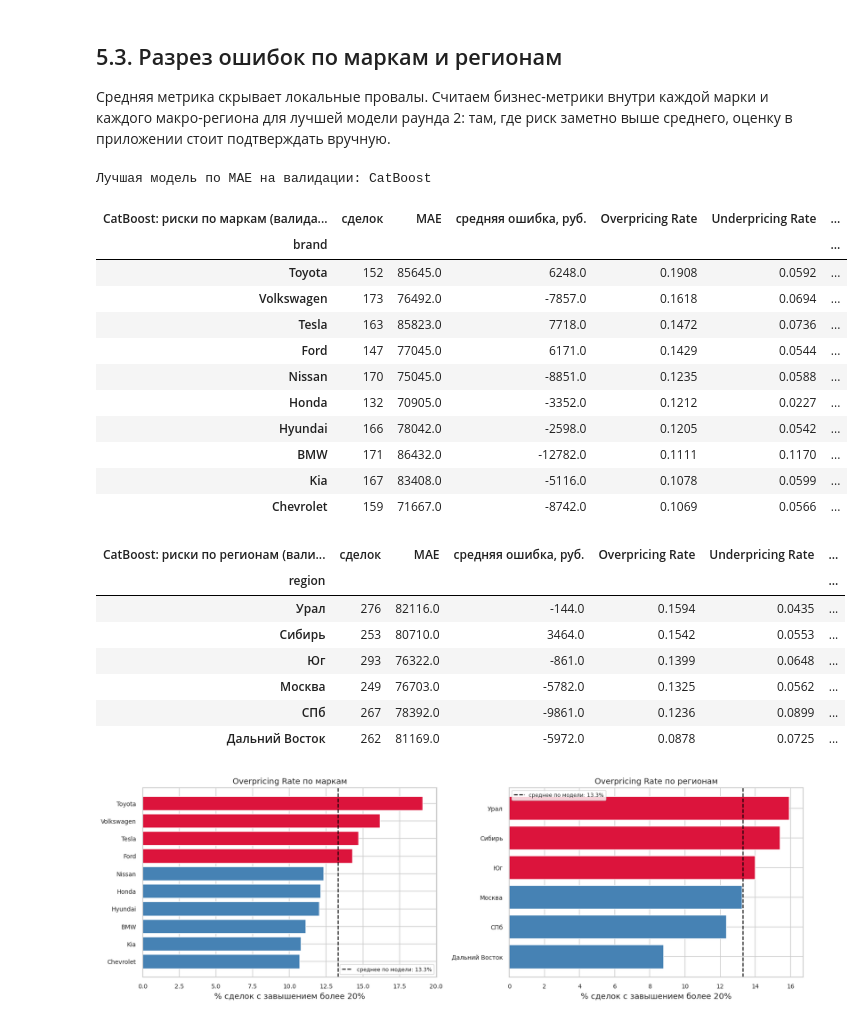
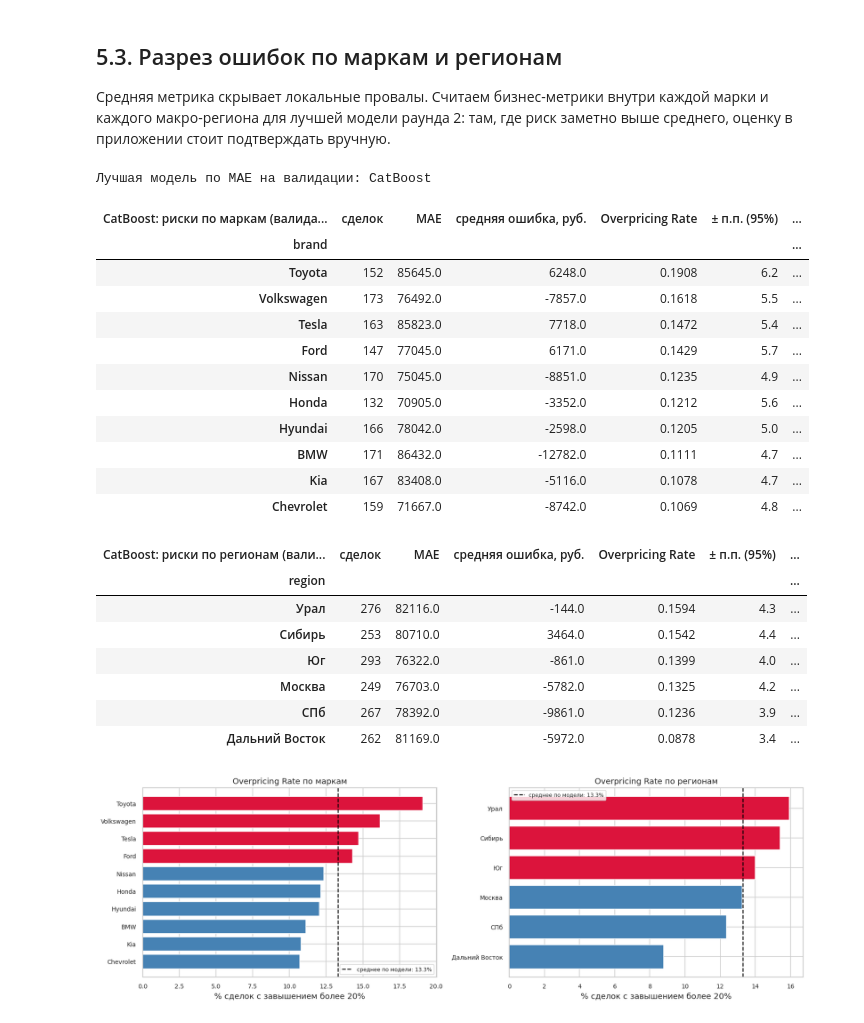
Before and after one commit to sergeyshmagin/MLDS, a Jupyter notebook: 51c3ffbf-518e-4434-b5db-bf800092ea64.ipynb, the cells around one changed output. Saved outputs shown, nothing was run; the diff lists cells and outputs as text; code cells hidden in the pictures.

```diff
--- a/51c3ffbf-518e-4434-b5db-bf800092ea64.ipynb
+++ b/51c3ffbf-518e-4434-b5db-bf800092ea64.ipynb
@@ -1545,6 +1754,17 @@ plt.show()
 best_model = tuned_models[BEST_LIBRARY]
 best_val_pred = tuned_preds[BEST_LIBRARY]
 print(f'Лучшая модель по MAE на валидации: {BEST_LIBRARY}')
+
+
+def confidence_margin(rate, size):
+    """Половина 95%-го доверительного интервала доли, в процентных пунктах.
+
+    Нужна, чтобы отличать реальную зону риска от разброса выборки: в группе из
+    150 сделок доля переплат сама по себе гуляет на несколько пунктов.
+    """
+    rate = np.asarray(rate, dtype=float)
+    size = np.asarray(size, dtype=float)
+    return (1.96 * np.sqrt(rate * (1 - rate) / size) * 100).round(1)
 
 
 def segment_report(frame, column, y_true, y_pred):
@@ -1552,54 +1772,59 @@ def segment_report(frame, column, y_true, y_pred):
     data = frame[[column]].copy()
     data['факт'] = np.asarray(y_true, dtype=float)
     data['прогноз'] = np.asarray(y_pred, dtype=float)
     data['error_ratio'] = (data['прогноз'] - data['факт']) / data['факт']
 
     rows = []
     for value, group in data.groupby(column):
         under = group['error_ratio'] < -RISK_LIMIT
+        over_rate = (group['error_ratio'] > RISK_LIMIT).mean()
+        # доверительный интервал доли: показывает, различимы ли группы вообще.
+        # При 130-220 наблюдениях половина разброса между марками - это шум выборки
+        margin = 1.96 * (over_rate * (1 - over_rate) / len(group)) ** 0.5
         rows.append({
             column: value,
             'сделок': len(group),
             'MAE': round((group['прогноз'] - group['факт']).abs().mean(), 0),
             'средняя ошибка, руб.': round((group['прогноз'] - group['факт']).mean(), 0),
-            'Overpricing Rate': round((group['error_ratio'] > RISK_LIMIT).mean(), 4),
+            'Overpricing Rate': round(over_rate, 4),
+            '± п.п. (95%)': round(margin * 100, 1),
             'Underpricing Rate': round(under.mean(), 4),
             'Underpricing Loss': round(
                 (group.loc[under, 'факт'] - group.loc[under, 'прогноз']).sum(), 0),
         })
     return pd.DataFrame(rows).set_index(column)
 
 
 brand_report = segment_report(X_val, 'brand', y_val, best_val_pred).sort_values(
     'Overpricing Rate', ascending=False)
 region_report = segment_report(X_val, 'region', y_val, best_val_pred).sort_values(
     'Overpricing Rate', ascending=False)
 brand_report.columns.name = f'{BEST_LIBRARY}: риски по маркам (валидация)'
 region_report.columns.name = f'{BEST_LIBRARY}: риски по регионам (валидация)'
 display(brand_report)
 display(region_report)
 # %% [output]
 Лучшая модель по MAE на валидации: CatBoost
-| CatBoost: риски по маркам (валида... | сделок | MAE | средняя ошибка, руб. | Overpricing Rate | Underpricing Rate | ... |
+| CatBoost: риски по маркам (валида... | сделок | MAE | средняя ошибка, руб. | Overpricing Rate | ± п.п. (95%) | ... |
 | brand |  |  |  |  |  | ... |
-| Toyota | 152 | 85645.0 | 6248.0 | 0.1908 | 0.0592 | ... |
-| Volkswagen | 173 | 76492.0 | -7857.0 | 0.1618 | 0.0694 | ... |
-| Tesla | 163 | 85823.0 | 7718.0 | 0.1472 | 0.0736 | ... |
-| Ford | 147 | 77045.0 | 6171.0 | 0.1429 | 0.0544 | ... |
-| Nissan | 170 | 75045.0 | -8851.0 | 0.1235 | 0.0588 | ... |
-| Honda | 132 | 70905.0 | -3352.0 | 0.1212 | 0.0227 | ... |
-| Hyundai | 166 | 78042.0 | -2598.0 | 0.1205 | 0.0542 | ... |
-| BMW | 171 | 86432.0 | -12782.0 | 0.1111 | 0.1170 | ... |
-| Kia | 167 | 83408.0 | -5116.0 | 0.1078 | 0.0599 | ... |
-| Chevrolet | 159 | 71667.0 | -8742.0 | 0.1069 | 0.0566 | ... |
+| Toyota | 152 | 85645.0 | 6248.0 | 0.1908 | 6.2 | ... |
+| Volkswagen | 173 | 76492.0 | -7857.0 | 0.1618 | 5.5 | ... |
+| Tesla | 163 | 85823.0 | 7718.0 | 0.1472 | 5.4 | ... |
+| Ford | 147 | 77045.0 | 6171.0 | 0.1429 | 5.7 | ... |
+| Nissan | 170 | 75045.0 | -8851.0 | 0.1235 | 4.9 | ... |
+| Honda | 132 | 70905.0 | -3352.0 | 0.1212 | 5.6 | ... |
+| Hyundai | 166 | 78042.0 | -2598.0 | 0.1205 | 5.0 | ... |
+| BMW | 171 | 86432.0 | -12782.0 | 0.1111 | 4.7 | ... |
+| Kia | 167 | 83408.0 | -5116.0 | 0.1078 | 4.7 | ... |
+| Chevrolet | 159 | 71667.0 | -8742.0 | 0.1069 | 4.8 | ... |
-| CatBoost: риски по регионам (вали... | сделок | MAE | средняя ошибка, руб. | Overpricing Rate | Underpricing Rate | ... |
+| CatBoost: риски по регионам (вали... | сделок | MAE | средняя ошибка, руб. | Overpricing Rate | ± п.п. (95%) | ... |
 | region |  |  |  |  |  | ... |
-| Урал | 276 | 82116.0 | -144.0 | 0.1594 | 0.0435 | ... |
-| Сибирь | 253 | 80710.0 | 3464.0 | 0.1542 | 0.0553 | ... |
-| Юг | 293 | 76322.0 | -861.0 | 0.1399 | 0.0648 | ... |
-| Москва | 249 | 76703.0 | -5782.0 | 0.1325 | 0.0562 | ... |
-| СПб | 267 | 78392.0 | -9861.0 | 0.1236 | 0.0899 | ... |
-| Дальний Восток | 262 | 81169.0 | -5972.0 | 0.0878 | 0.0725 | ... |
+| Урал | 276 | 82116.0 | -144.0 | 0.1594 | 4.3 | ... |
+| Сибирь | 253 | 80710.0 | 3464.0 | 0.1542 | 4.4 | ... |
+| Юг | 293 | 76322.0 | -861.0 | 0.1399 | 4.0 | ... |
+| Москва | 249 | 76703.0 | -5782.0 | 0.1325 | 4.2 | ... |
+| СПб | 267 | 78392.0 | -9861.0 | 0.1236 | 3.9 | ... |
+| Дальний Восток | 262 | 81169.0 | -5972.0 | 0.0878 | 3.4 | ... |
 # %%
 mean_over_rate = ((best_val_pred - y_val.values) / y_val.values > RISK_LIMIT).mean() * 100
 
```
Also changed, not shown: parts of 39 cells of this notebook, 2 other files.
